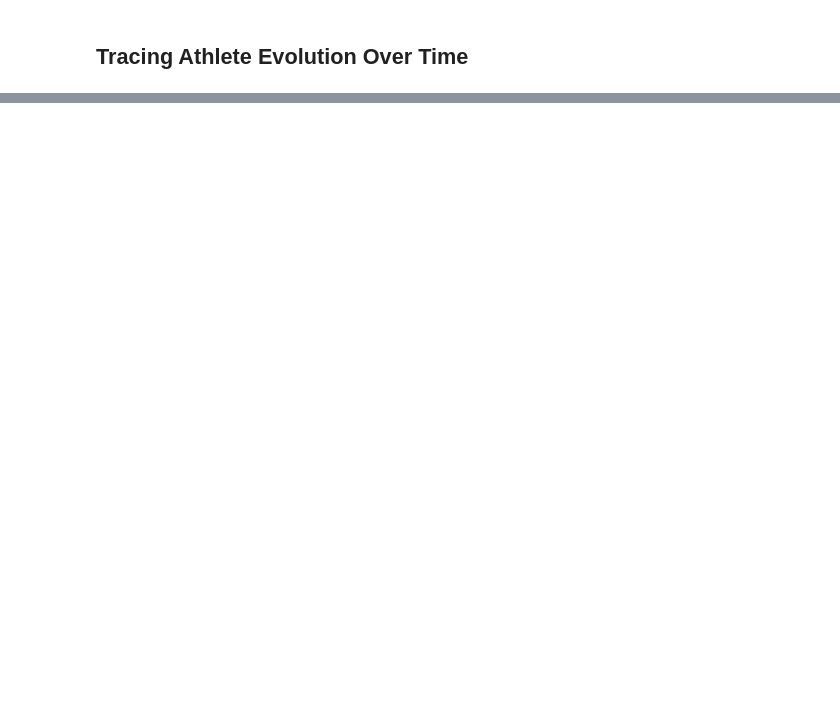
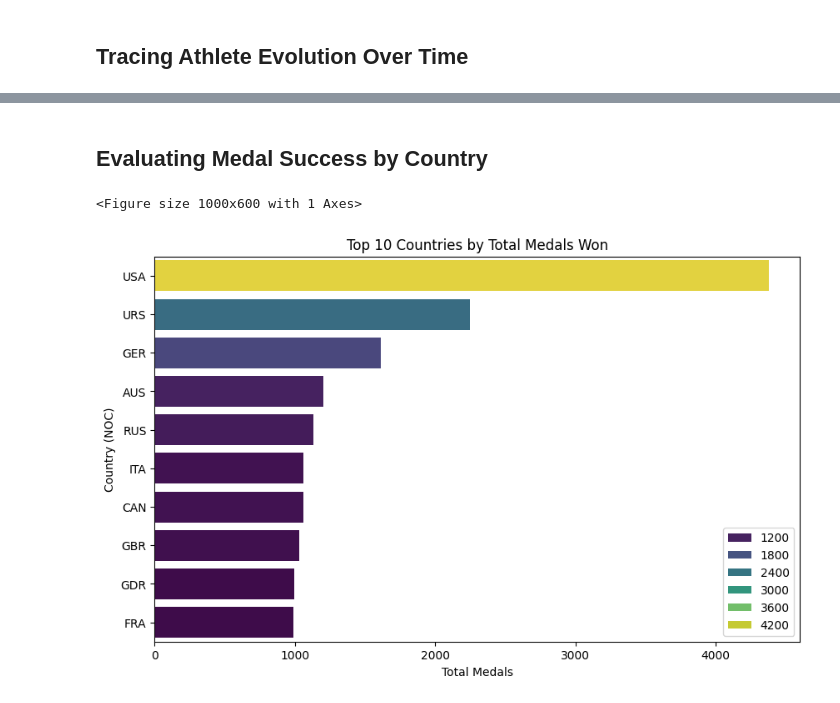
Before and after one commit to PbayonG/codefinity-exploring-olympic-history-through-data-visualization, a Jupyter notebook: notebook.ipynb, the cells around one changed output, grey strips where cells are left out. Drawn from its saved outputs; the diff is of its cells as text; code cells hidden in the pictures; blank space fills up the shorter version.

Commit message:
Evaluating Medal Success by Country

```diff
--- a/notebook.ipynb
+++ b/notebook.ipynb
@@ -110,0 +124,19 @@ sns.boxplot(
+# %% [markdown]
+## Evaluating Medal Success by Country
+# %%
+# Filter for actual medalists
+medalists = df[df['Medal'] != 'None']
+
+# Count medals per country and extract Top 10
+top_countries = medalists.groupby('NOC')['Medal'].count().sort_values(ascending=False).head(10)
+
+# Plot the ranking
+plt.figure(figsize=(10, 6))
+sns.barplot(hue=top_countries.values, x=top_countries.values, y=top_countries.index, palette='viridis')
+plt.title("Top 10 Countries by Total Medals Won")
+plt.xlabel("Total Medals")
+plt.ylabel("Country (NOC)")
+plt.show()
+# %% [output]
+<Figure size 1000x600 with 1 Axes>
+[figure, added]
```
Also changed, not shown: parts of 3 cells of this notebook, 1 other file.
